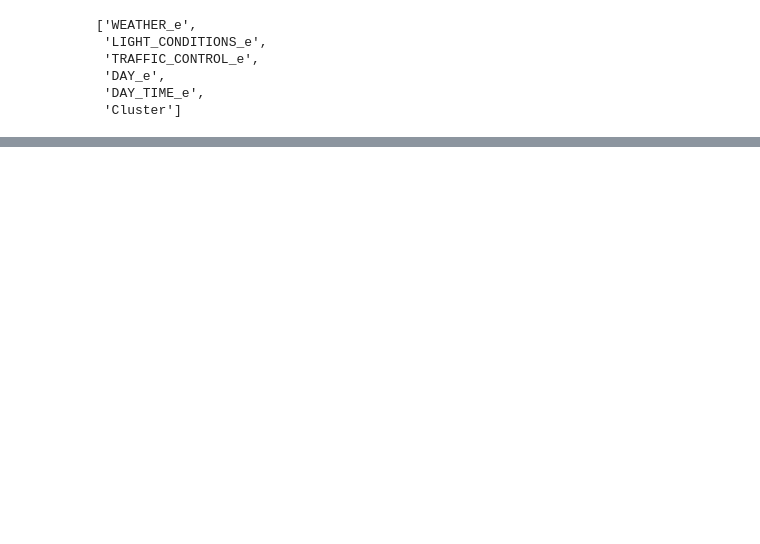
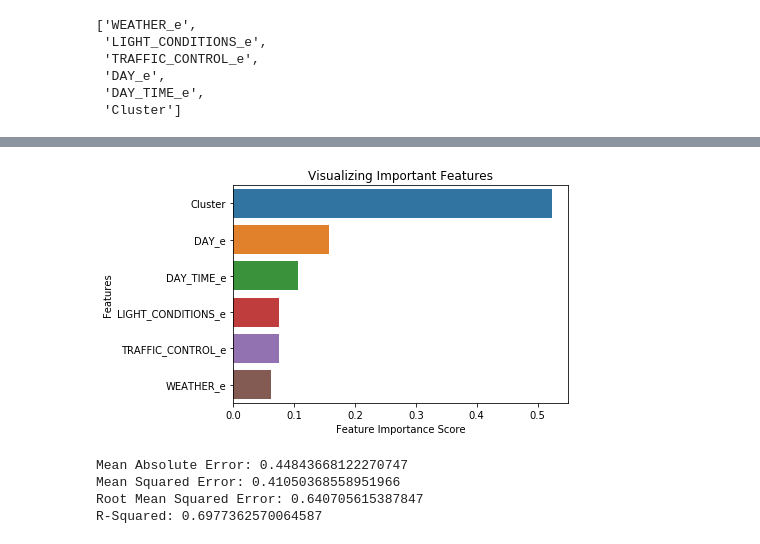
Before and after one commit to UNCG-CSE/GSBO_City_Collision_Data_Analysis, a Jupyter notebook: src/Pedestrian.ipynb, the cells around one changed output, grey strips where cells are left out. Cells and saved outputs as stored; diff of their text form; code cells hidden in the pictures; blank space fills up the shorter version.

```diff
--- a/src/Pedestrian.ipynb
+++ b/src/Pedestrian.ipynb
@@ -1561,0 +1628,4 @@ dtype: float64
+# %%
+feature_names = ['WEATHER_e', 'LIGHT_CONDITIONS_e', 'TRAFFIC_CONTROL_e', 'DAY_e', 'DAY_TIME_e', 'Cluster']
+feature_imp = pd.Series(clf.feature_importances_,index=feature_names).sort_values(ascending=False)
+feature_imp
@@ -1561,0 +1640,8 @@ dtype: float64
+# %%
+sns.barplot(x=feature_imp, y=feature_imp.index)
+plt.xlabel('Feature Importance Score')
+plt.ylabel('Features')
+plt.title("Visualizing Important Features")
+plt.show()
+# %% [output]
+[figure, added]
@@ -1561,0 +1651,22 @@ dtype: float64
+# %%
+X_rf_ct = ped_data[['WEATHER_e', 'LIGHT_CONDITIONS_e', 'TRAFFIC_CONTROL_e', 'DAY_e', 'DAY_TIME_e', 'Cluster']]
+Y_rf_ct = ped_data['Cluster_units']
+X_rf_ct_train, X_rf_ct_test, Y_rf_ct_train, Y_rf_ct_test = train_test_split(X_rf_ct, Y_rf_ct, test_size=0.3)
+
+sc = StandardScaler()
+X_rf_ct_train = sc.fit_transform(X_rf_ct_train)
+X_rf_ct_test = sc.transform(X_rf_ct_test)
+
+regressor = RandomForestRegressor(n_estimators=500)
+regressor.fit(X_rf_ct_train,Y_rf_ct_train)
+Y_rf_ct_pred=regressor.predict(X_rf_ct_test)
+
+print('Mean Absolute Error:', metrics.mean_absolute_error(Y_rf_ct_test, Y_rf_ct_pred))
+print('Mean Squared Error:', metrics.mean_squared_error(Y_rf_ct_test, Y_rf_ct_pred))
+print('Root Mean Squared Error:', np.sqrt(metrics.mean_squared_error(Y_rf_ct_test, Y_rf_ct_pred)))
+print('R-Squared:', metrics.r2_score(Y_rf_ct_test, Y_rf_ct_pred))
+# %% [output]
+Mean Absolute Error: 0.44843668122270747
+Mean Squared Error: 0.41050368558951966
+Root Mean Squared Error: 0.640705615387847
+R-Squared: 0.6977362570064587
```
Also changed, not shown: parts of 34 cells of this notebook.
